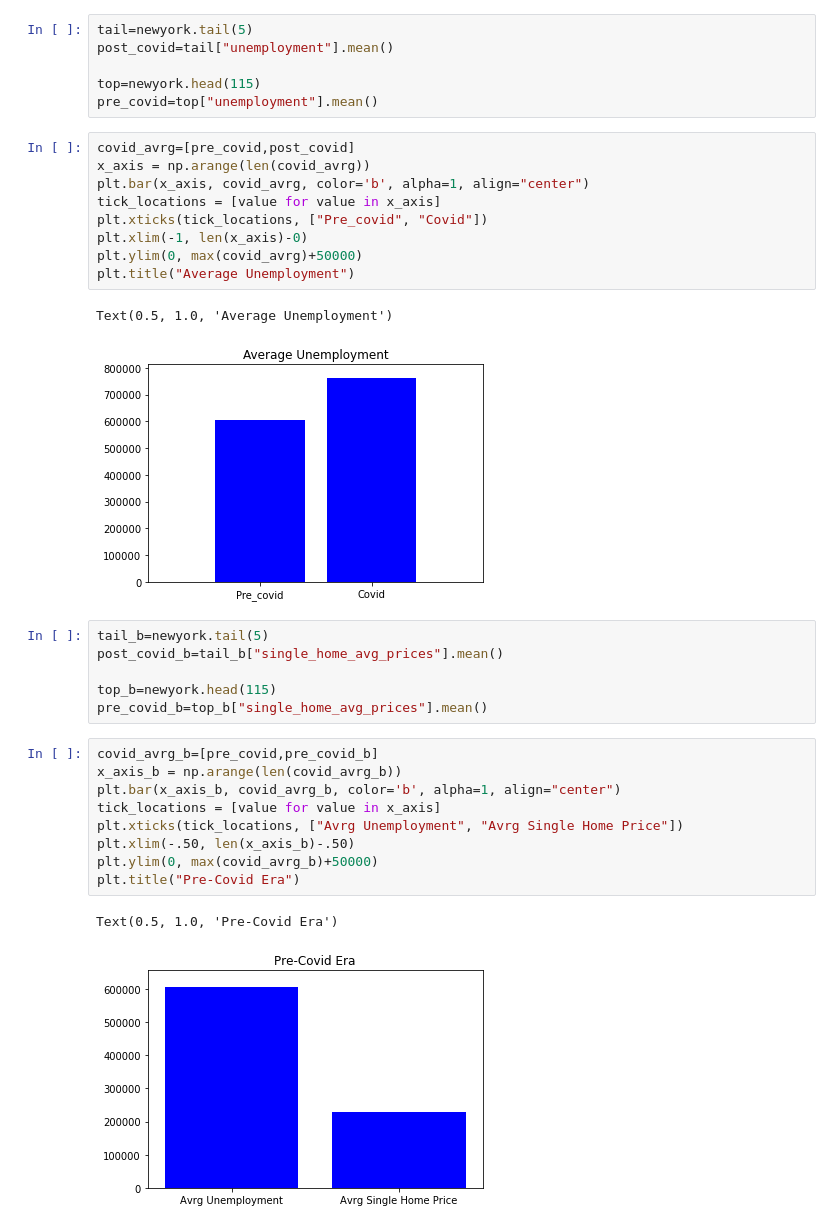
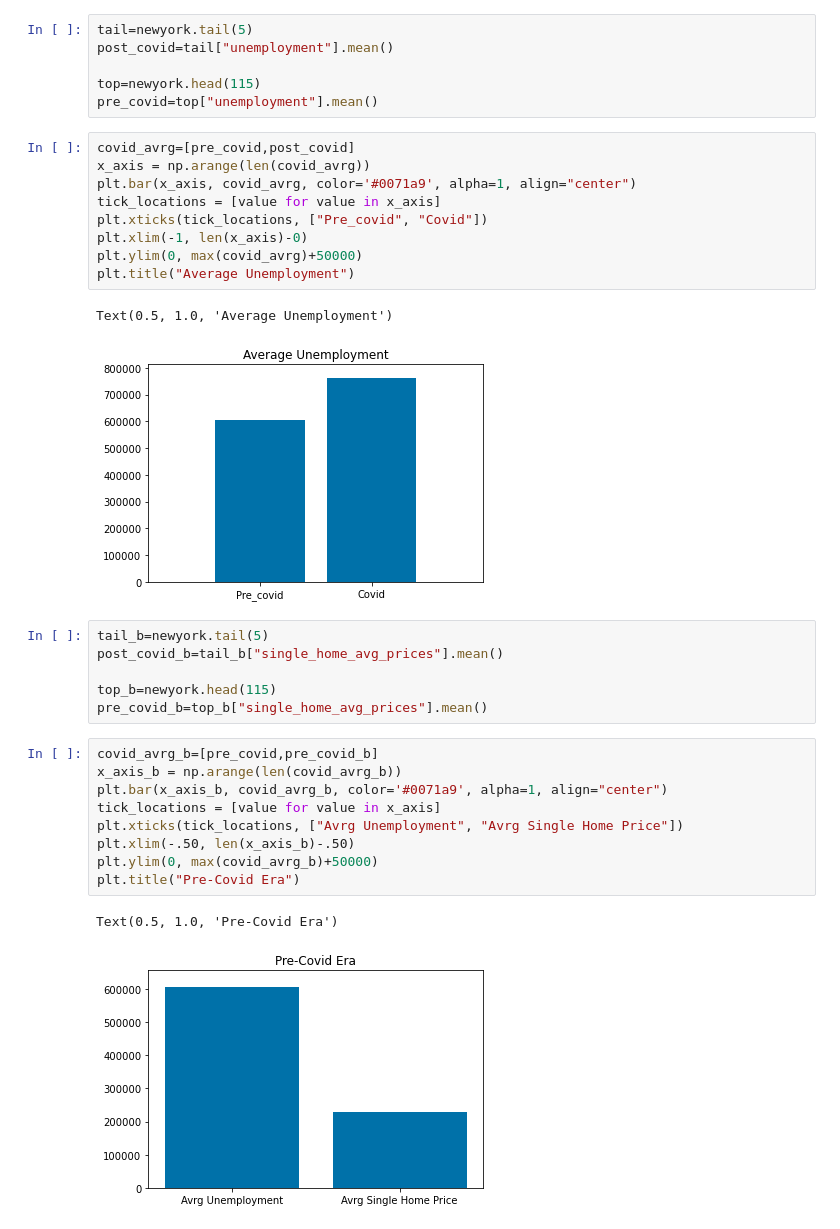
Before and after one commit to CovidSurvivalGroup/CovidSurviving-Economics, a Jupyter notebook: visuals/NY_visuals.ipynb, the cells around one changed output. Cells and saved outputs as stored; diff of their text form.

```diff
--- a/visuals/NY_visuals.ipynb
+++ b/visuals/NY_visuals.ipynb
@@ -47,7 +47,7 @@ pre_covid=top["unemployment"].mean()
 # %%
 covid_avrg=[pre_covid,post_covid]
 x_axis = np.arange(len(covid_avrg))
-plt.bar(x_axis, covid_avrg, color='b', alpha=1, align="center")
+plt.bar(x_axis, covid_avrg, color='#0071a9', alpha=1, align="center")
 tick_locations = [value for value in x_axis]
 plt.xticks(tick_locations, ["Pre_covid", "Covid"])
 plt.xlim(-1, len(x_axis)-0)
@@ -55,7 +55,7 @@ plt.ylim(0, max(covid_avrg)+50000)
 plt.title("Average Unemployment")
 # %% [output]
 Text(0.5, 1.0, 'Average Unemployment')
-[figure, old version]
+[figure, new version]
 # %%
 tail_b=newyork.tail(5)
 post_covid_b=tail_b["single_home_avg_prices"].mean()
@@ -65,15 +65,15 @@ pre_covid_b=top_b["single_home_avg_prices"].mean()
 # %%
 covid_avrg_b=[pre_covid,pre_covid_b]
 x_axis_b = np.arange(len(covid_avrg_b))
-plt.bar(x_axis_b, covid_avrg_b, color='b', alpha=1, align="center")
+plt.bar(x_axis_b, covid_avrg_b, color='#0071a9', alpha=1, align="center")
 tick_locations = [value for value in x_axis]
 plt.xticks(tick_locations, ["Avrg Unemployment", "Avrg Single Home Price"])
 plt.xlim(-.50, len(x_axis_b)-.50)
 plt.ylim(0, max(covid_avrg_b)+50000)
 plt.title("Pre-Covid Era")
 # %% [output]
 Text(0.5, 1.0, 'Pre-Covid Era')
-[figure, old version]
+[figure, new version]
 # %%
 covid_avrg_c=[post_covid,post_covid_b]
 x_axis_c = np.arange(len(covid_avrg_c))
```
Also changed, not shown: parts of 2 cells of this notebook, 22 other files.
